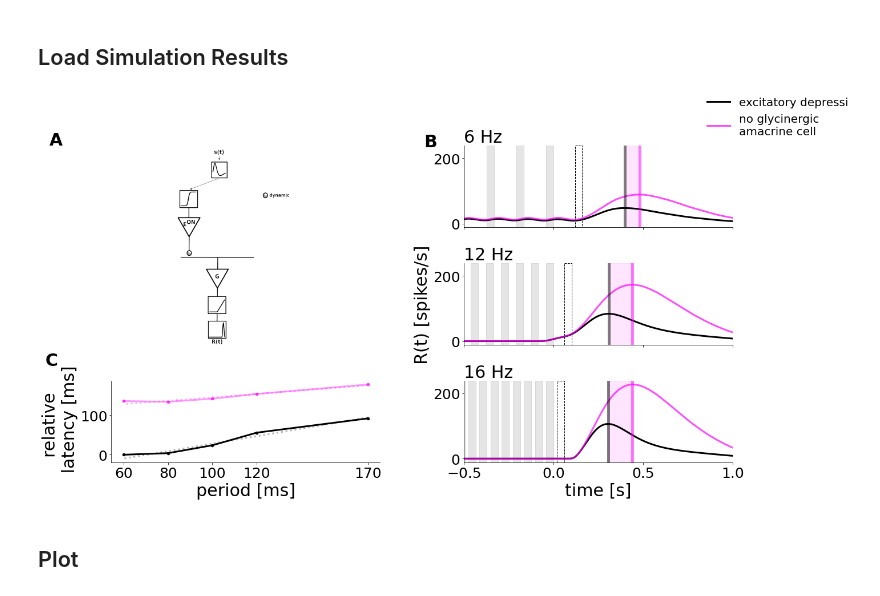
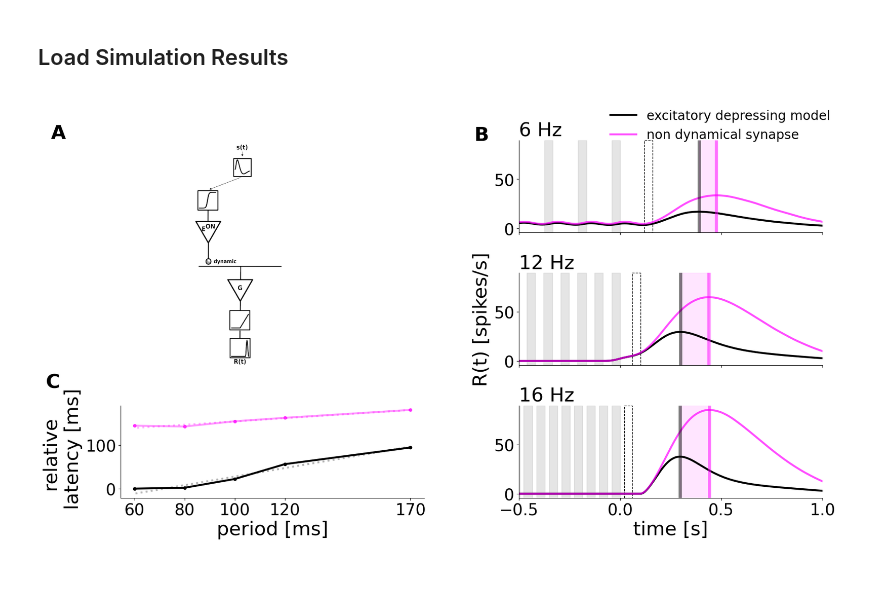
Before and after one commit to simoneeb/osr_model, a Jupyter notebook: Figure_codes/Figure_s5_exh_simulation.ipynb, the cells around one changed output. Saved outputs shown, nothing was run; the diff lists cells and outputs as text; code cells hidden in the pictures.

```diff
--- a/Figure_codes/Figure_s5_exh_simulation.ipynb
+++ b/Figure_codes/Figure_s5_exh_simulation.ipynb
@@ -17,7 +17,7 @@ Change the figure parameter accordingly
 # %%
 figure = 's4' #3
 network = 'plastic_bipolar'
-save_name = f"{network}/Figure_{figure}_bipolarexh"
+save_name = f"../Figures/Figure_{figure}"
 save = True
 circuit_scheme = 'schemes/scheme_M2_plastic_bipolar.png'
 # %% [markdown]
@@ -28,13 +28,11 @@ fn = 12
 
 
 #simulation_fixed = load_dict(f'data/simulation_osr_fixed_{fn}.pickle')
-simulation_fixed = load_dict(f'data_{network}/simulation_osr_fixed_{fn}.pickle')
+simulation_dynamic = load_dict(f'../output/params_final_ON_excitatory/simulation_osr_{fn}.pickle')
 
 
 #simulation_dynamic = load_dict(f'data/simulation_osr_dynamic_{fn}.pickle')
-simulation_dynamic = load_dict(f'data_{network}/simulation_osr_dynamic_{fn}.pickle')
-
-
+simulation_fixed = load_dict(f'../output/params_final_ON_excitatory_fixed/simulation_osr_{fn}.pickle')
 
 
 
@@ -109,7 +107,7 @@ show = True
 image_format = "png"
 dpi = 300
 
-cond_labels = ["excitatory depressing  model", "no glycinergic\namacrine cell"]
+cond_labels = ["excitatory depressing model", "non dynamical synapse"]
 
 frequencies_displayed = [6,12,16]
 
@@ -274,35 +272,33 @@ if "C" in globals():
     ax.plot(periods,slope_fun(periods,slope_fixed,offset_fixed_relative),
             color = color_test,linestyle = ':',linewidth = lw,alpha = 0.3)
 #            label = f'slope: {slope_fixed:.2f}')
 
     ax.plot(periods,slope_fun(periods,slope_dynamic,offset_dynamic_relative),
             color = 'black',linestyle = ':',linewidth = lw,alpha = 0.3)
 #            label = f'slope: {slope_dynamic:.2f}')
 
 
 #     ax.legend(fontsize = fontsize_legend)
     ax.tick_params('x', labelsize=fontsize_ticks)
     ax.tick_params('y', labelsize=fontsize_ticks)
 
 
 
 #####################################################################################################################
 # LEGEND
 #####################################################################################################################
 
-fig.legend(fontsize = fontsize_legend, frameon=False,loc=(.82,.88))
+fig.legend(fontsize = fontsize_legend, frameon=False,loc=(.7,.88))
 
 #####################################################################################################################
 # SAVE AND PLOT
 #####################################################################################################################
 
 if save:
-    plt.savefig("../Figures_{}.{}".format(save_name, image_format))
+    plt.savefig("{}.{}".format(save_name, image_format))
 if show:
     plt.show()
 else:
     plt.close()
 # %% [output]
-[figure, old version]
+[figure, new version]
-# %% [markdown]
-## Plot
```
Also changed, not shown: parts of 2 cells of this notebook, 1 other file.
